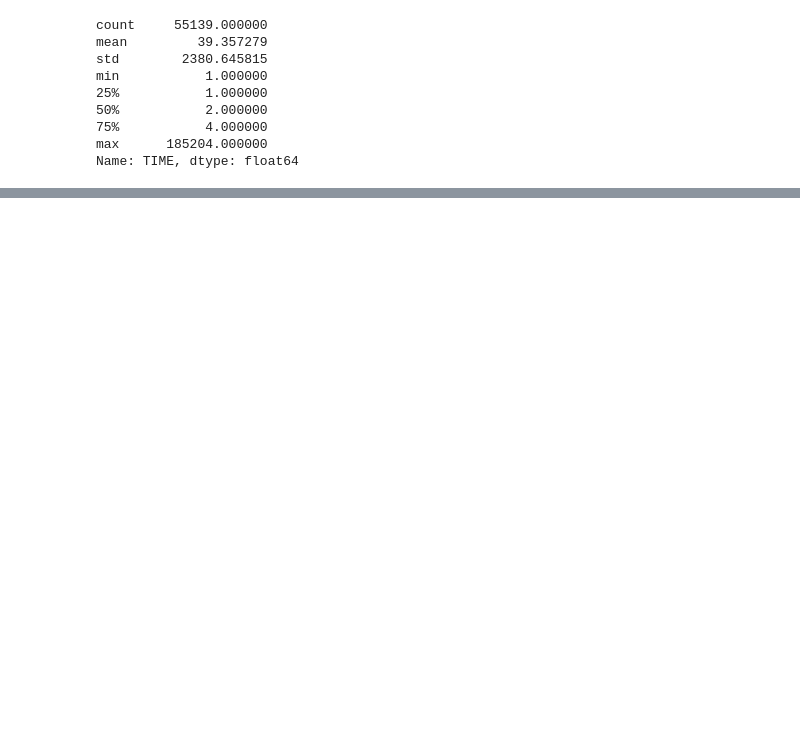
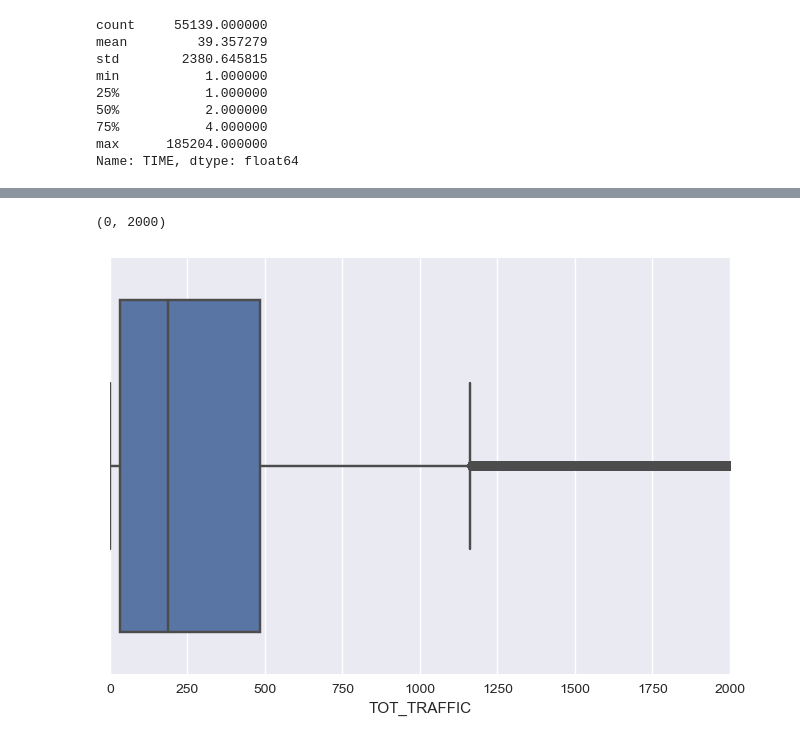
Before and after one commit to zhouza/MetisProject01, a Jupyter notebook: test.ipynb, the cells around one changed output, grey strips where cells are left out. Cells and saved outputs as stored; diff of their text form; code cells hidden in the pictures; blank space fills up the shorter version.

```diff
--- a/test.ipynb
+++ b/test.ipynb
@@ -156,0 +272,7 @@ df_traffic
+# %%
+plt.figure(dpi=100)
+histplot=sns.boxplot(df_traffic_201705.TOT_TRAFFIC)
+histplot.set_xlim(0,2000)
+# %% [output]
+(0, 2000)
+[figure, added]
```
Also changed, not shown: parts of 41 cells of this notebook.
